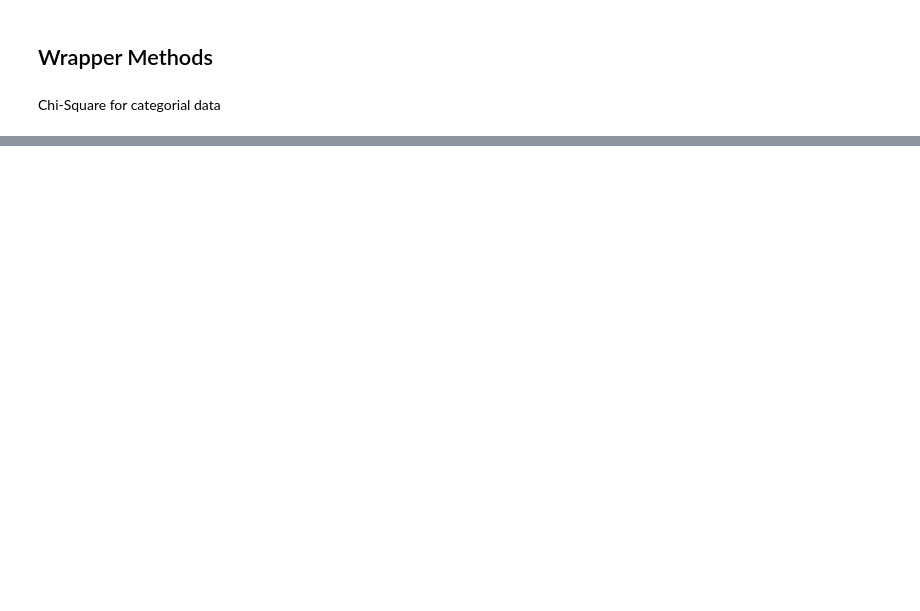
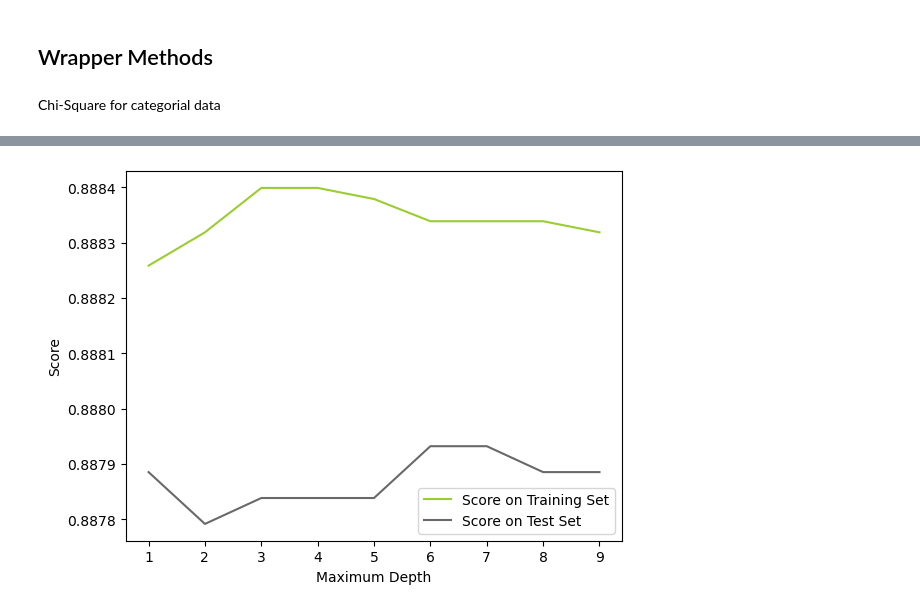
Before and after one commit to cmpnoah/Hospital_ML, a Jupyter notebook: Data_processing_pipeline.ipynb, the cells around one changed output, grey strips where cells are left out. Cells and saved outputs as stored; diff of their text form; code cells hidden in the pictures; blank space fills up the shorter version.

```diff
--- a/Data_processing_pipeline.ipynb
+++ b/Data_processing_pipeline.ipynb
@@ -444,0 +470,38 @@ X_rfe = rfe.fit_transform(X = X_train_num_scaled, y = y_train)
+# %%
+import warnings
+from sklearn.exceptions import ConvergenceWarning
+warnings.filterwarnings("ignore", category=ConvergenceWarning)
+
+model = LogisticRegression(max_iter=10000000)
+rfe = RFE(estimator = model, n_features_to_select = 1)
+X_rfe = rfe.fit_transform(X = X_train_num, y = y_train)
+#no of features
+nof_list=np.arange(1,10)
+high_score=0
+#Variable to store the optimum features
+nof=7
+train_score_list =[]
+val_score_list = []
+
+for n in range(len(nof_list)):
+    model = LogisticRegression()
+
+    rfe = RFE(estimator = model,n_features_to_select = nof_list[n])
+    X_train_rfe = rfe.fit_transform(X_train_num,y_train)
+    X_val_rfe = rfe.transform(X_val_num)
+    model.fit(X_train_rfe,y_train)
+
+    #storing results on training data
+    train_score = model.score(X_train_rfe,y_train)
+    train_score_list.append(train_score)
+
+    #storing results on training data
+    val_score = model.score(X_val_rfe,y_val)
+    val_score_list.append(val_score)
+
+    #check best score
+    if(val_score >= high_score):
+        high_score = val_score
+        nof = nof_list[n]
+print("Optimum number of features: %d" %nof)
+print("Score with %d features: %f" % (nof, high_score))
@@ -444,0 +529,9 @@ X_rfe = rfe.fit_transform(X = X_train_num_scaled, y = y_train)
+# %%
+plt.plot(list(range(1,10)), train_score_list, label="Score on Training Set", color='yellowgreen')
+plt.plot(list(range(1,10)), val_score_list, label="Score on Test Set", color='dimgray')
+plt.xlabel("Maximum Depth")
+plt.ylabel("Score")
+plt.legend()
+plt.show()
+# %% [output]
+[figure, added]
```
Also changed, not shown: parts of 8 cells of this notebook.
